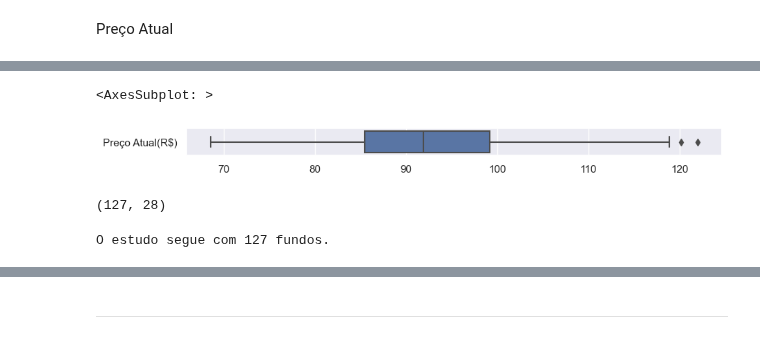
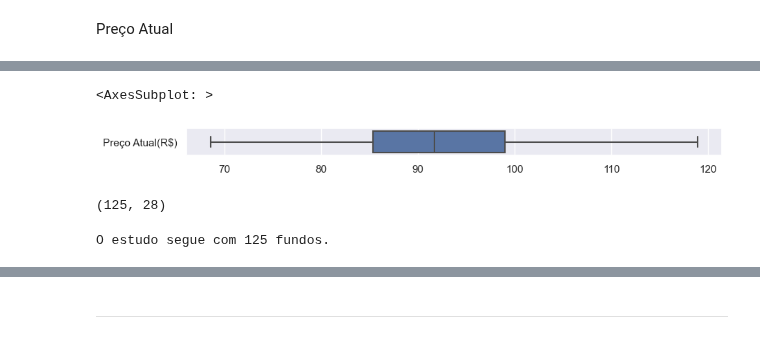
Before and after one commit to Riguini/Fundos-imobiliarios-FIIS-, a Jupyter notebook: FIIS.ipynb, the cells around one changed output, grey strips where cells are left out. Saved outputs shown, nothing was run; the diff lists cells and outputs as text; code cells hidden in the pictures.

```diff
--- a/FIIS.ipynb
+++ b/FIIS.ipynb
@@ -347,16 +347,16 @@ sns.boxplot(data=df[["Preço Atual(R$)"]], orient="h")
 # %%
-df.drop(df.loc[df['Preço Atual(R$)']>=160.00].index, inplace=True)
+df.drop(df.loc[df['Preço Atual(R$)']>=130.00].index, inplace=True)
 sns.set(rc={"figure.figsize":(10, 0.5)})
 sns.boxplot(data=df[["Preço Atual(R$)"]], orient="h")
 # %% [output]
 <AxesSubplot: >
-[figure, old version]
+[figure, new version]
 # %%
 df.shape
 # %% [output]
-(127, 28)
+(125, 28)
 # %%
 num_estudos = df.shape[0]
 print(f"O estudo segue com {num_estudos} fundos.")
 # %% [output]
-O estudo segue com 127 fundos.
+O estudo segue com 125 fundos.
```
Also changed, not shown: parts of 12 cells of this notebook.
